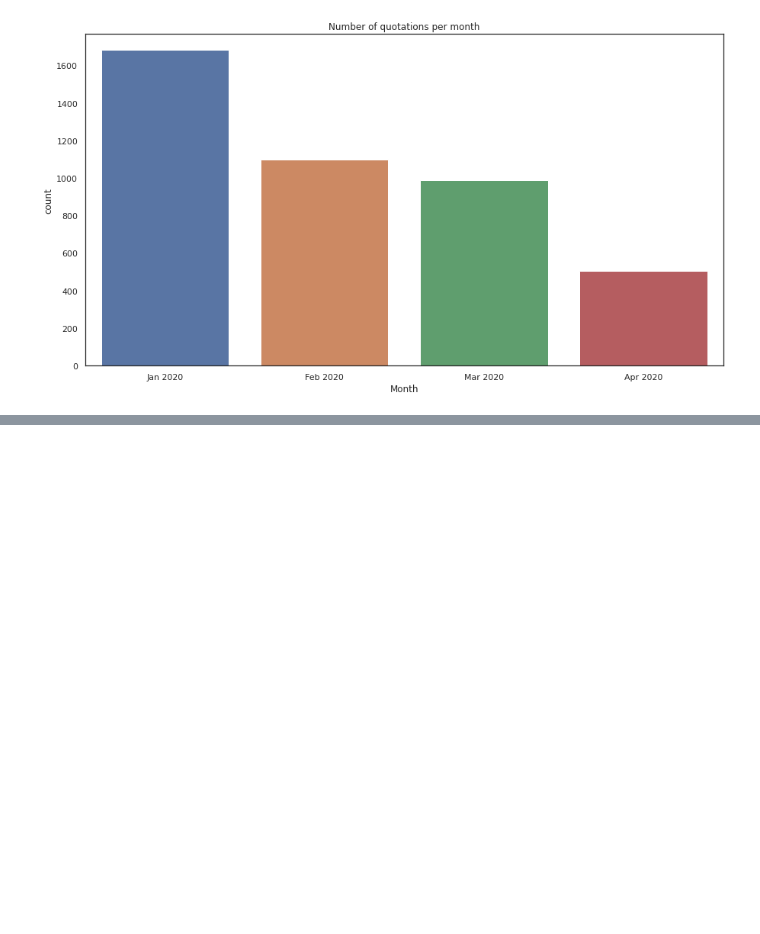
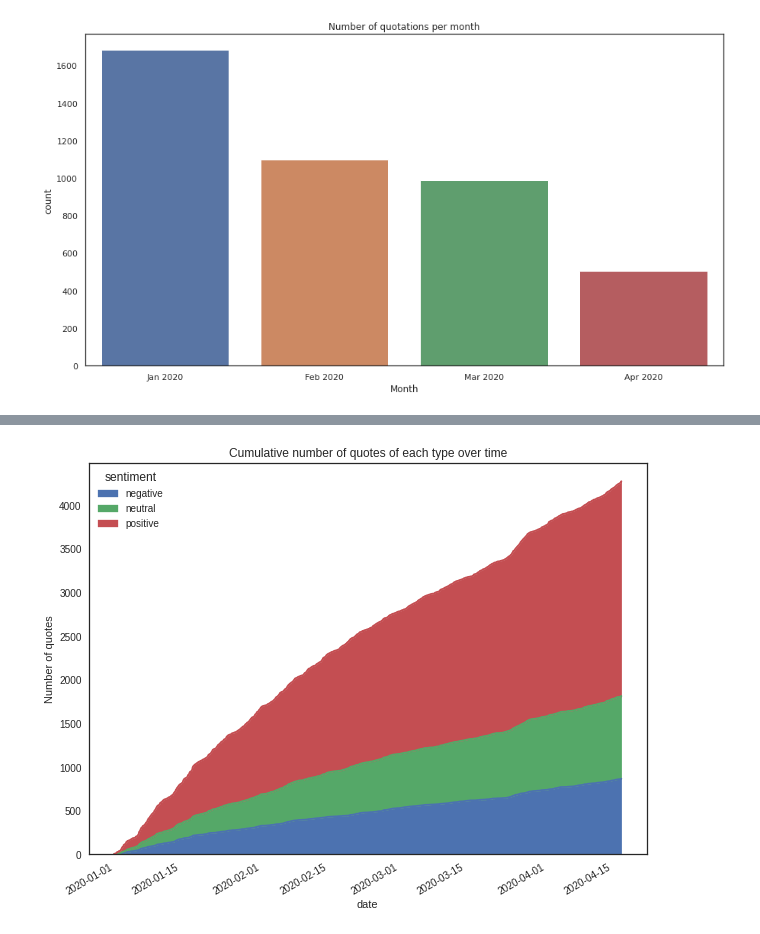
Before and after one commit to epfl-ada/ada-2021-project-nameerror, a Jupyter notebook: notebooks/Milos_playbook.ipynb, the cells around one changed output, grey strips where cells are left out. Saved outputs shown, nothing was run; the diff lists cells and outputs as text; code cells hidden in the pictures; blank space fills up the shorter version.

```diff
--- a/notebooks/Milos_playbook.ipynb
+++ b/notebooks/Milos_playbook.ipynb
@@ -168,0 +185,7 @@ ax.set(title='Number of quotations per month', xlabel='Month')
+# %%
+from nltk.sentiment.vader import SentimentIntensityAnalyzer
+
+nltk.download('vader_lexicon')
+
+
+sentiment_analyzer = SentimentIntensityAnalyzer()
@@ -168,0 +205,12 @@ ax.set(title='Number of quotations per month', xlabel='Month')
+# %%
+def get_sentiment(analyzer, sentence):
+    THRESHOLD = 5e-2
+    compound = analyzer.polarity_scores(sentence)['compound']
+    if compound > THRESHOLD:
+        return 'positive'
+    elif compound < -THRESHOLD:
+        return 'negative'
+    else:
+        return 'neutral'
+
+df['sentiment'] = df.apply(lambda row: get_sentiment(sentiment_analyzer, row.quotation), axis=1)
@@ -168,0 +226,9 @@ ax.set(title='Number of quotations per month', xlabel='Month')
+# %%
+time_distribution = pd.pivot_table(
+    df.sort_values('date'),
+    columns=['sentiment'],
+    index=['date'],
+    aggfunc=len
+)['numOccurrences'].fillna(0) # numOccurrences irrelevant in the context, any column other than date would suffice
+
+time_distribution
@@ -168,0 +250,9 @@ ax.set(title='Number of quotations per month', xlabel='Month')
+# %%
+fig, ax = plt.subplots(figsize=(10, 8))
+plt.style.use('seaborn-white')
+
+ax.set(title='Cumulative number of quotes of each type over time', xlabel='Date', ylabel='Number of quotes')
+time_distribution.cumsum().plot.area(ax=ax)
+plt.show()
+# %% [output]
+[figure, added]
```
Also changed, not shown: parts of 8 cells of this notebook.
